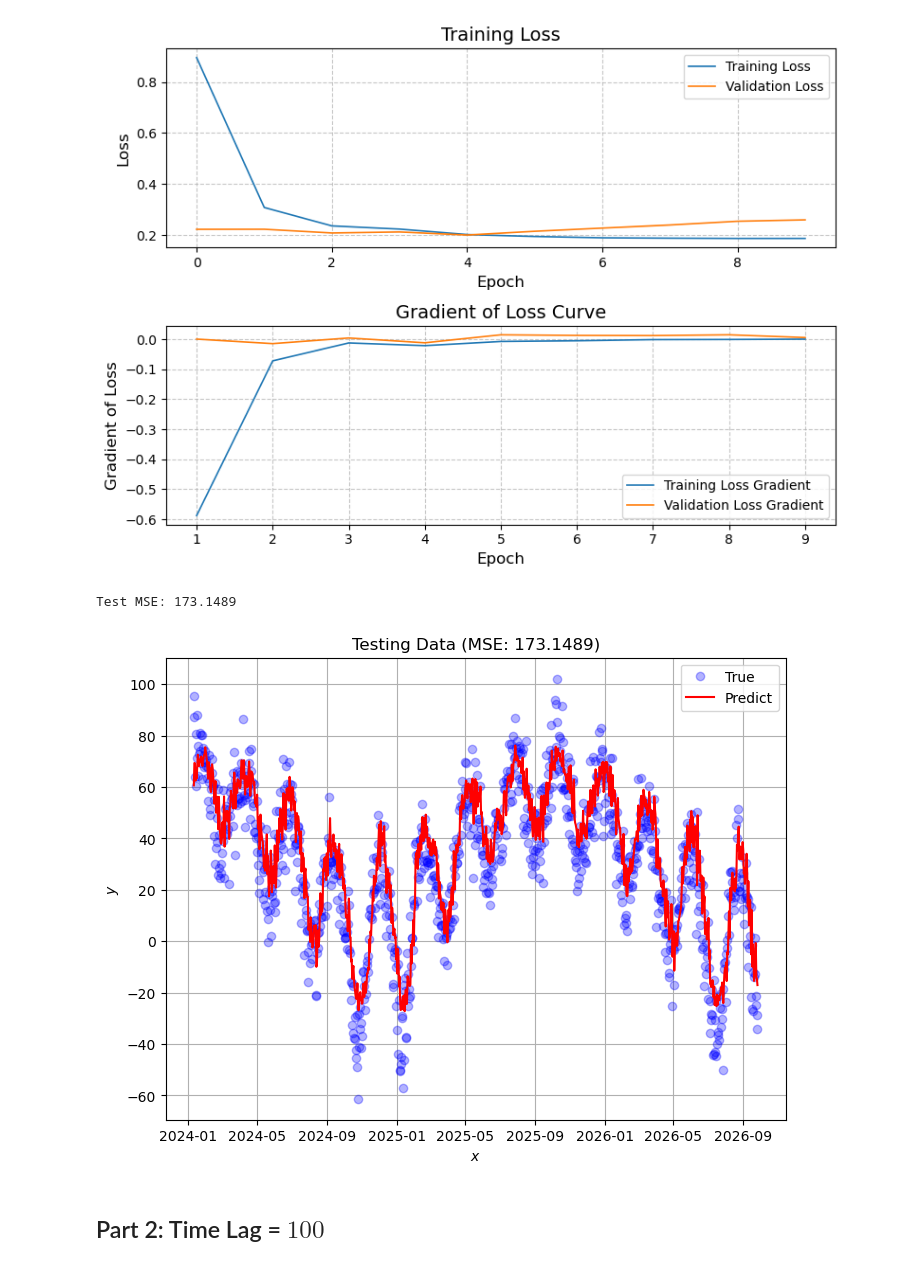
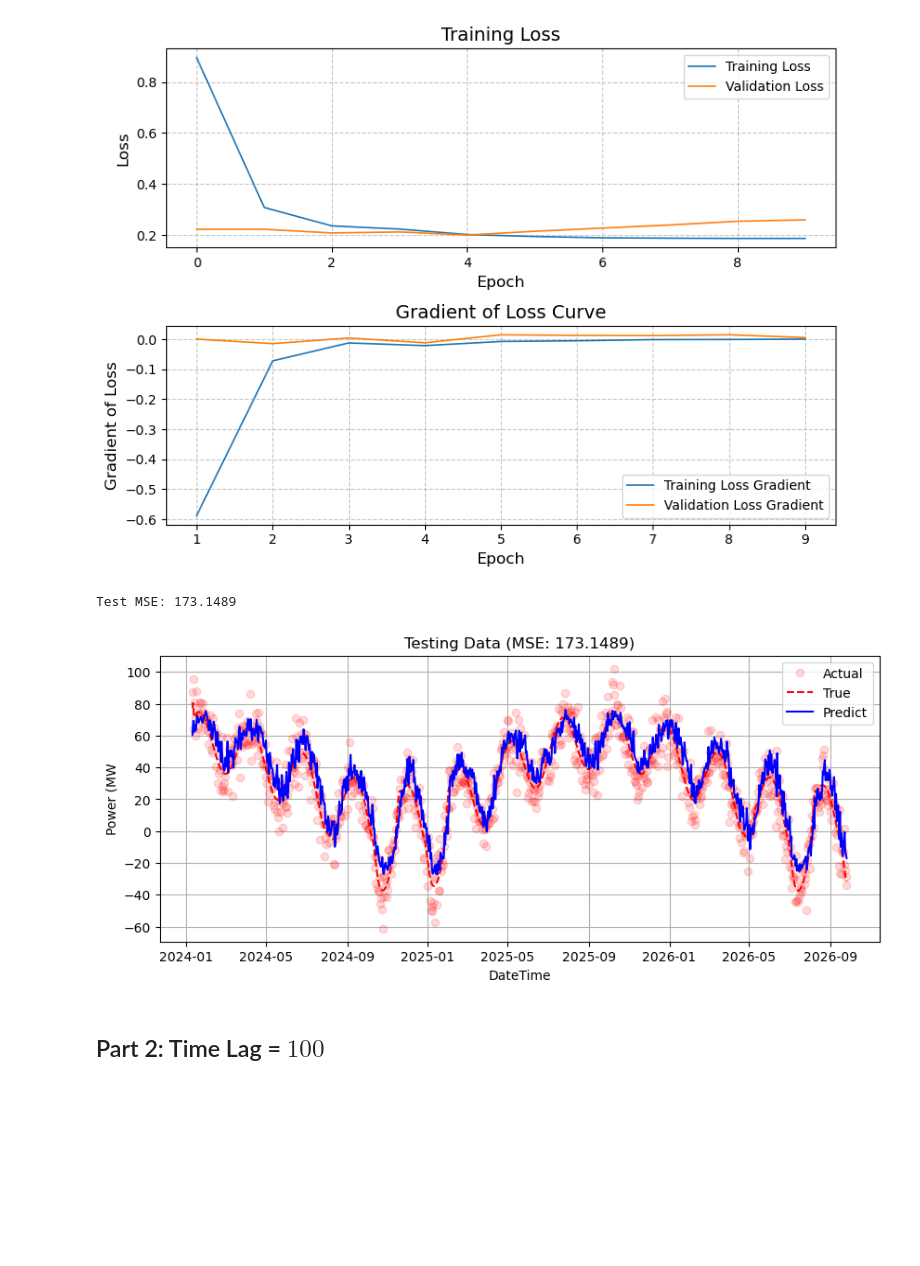
Before and after one commit to YotsapatSK140/Internship, a Jupyter notebook: Synthetic_Dataset/Synthetic_Dataset_Advanced.ipynb, the cells around one changed output. Drawn from its saved outputs; the diff is of its cells as text; code cells hidden in the pictures; blank space fills up the shorter version.

```diff
--- a/Synthetic_Dataset/Synthetic_Dataset_Advanced.ipynb
+++ b/Synthetic_Dataset/Synthetic_Dataset_Advanced.ipynb
@@ -452,7 +471,7 @@ y_preds = []
 with torch.no_grad():
     for batch in dataloader:
         x_batch, y_batch = batch
-        y_pred = model(x_batch)
+        y_pred = model_LSTM_1(x_batch)
         y_preds.append(y_pred)
         y_true.append(y_batch)
 
@@ -473,11 +492,12 @@ df.loc[datetime_seq, 'LSTM_1'] = y_pred_all.flatten()
 loss_dict['LSTM_1'] = mse_test
 
 # Plot predictions vs true values
-fig4 = plt.figure(figsize=(8, 6))
-plt.plot(datetime_seq, y_true_all, 'o', c='blue', alpha=0.3, label='True')
-plt.plot(datetime_seq, y_pred_all, c='red', alpha=1, label='Predict')
-plt.xlabel('$x$')
-plt.ylabel('$y$')
+fig4 = plt.figure(figsize=(10, 4))
+plt.plot(datetime_seq, y_true_all, 'o', c='red', alpha=0.15, label='Actual')
+plt.plot(datetime_seq, y_noiseless_plot, '--', c='red', label='True')
+plt.plot(datetime_seq, y_pred_all, c='blue', label='Predict')
+plt.xlabel('DateTime')
+plt.ylabel('Power (MW')
 plt.legend()
 plt.grid(True)
 plt.title(f'Testing Data (MSE: {mse_test:.4f})')
@@ -637,40 +657,41 @@ y_preds = []
 # Disable gradient calculation to save memory and speed up computations
 with torch.no_grad():
     for batch in dataloader:
         x_batch, y_batch = batch
-        y_pred = model(x_batch)
+        y_pred = model_Transformer_1(x_batch)
         y_preds.append(y_pred)
         y_true.append(y_batch)
 
 # Concatenate all batches
 y_pred_all = torch.cat(y_preds, dim=0)
 y_true_all = torch.cat(y_true, dim=0)
 
 y_pred_all = scaler.inverse_transform(y_pred_all.numpy())
 y_true_all = scaler.inverse_transform(y_true_all.numpy())
 
 # Compute MSE
 mse_test = criterion(torch.tensor(y_pred_all), torch.tensor(y_true_all)).item()
 print(f'Test MSE: {mse_test:.4f}')
 
 # Store the results
 df['Transformer_1'] = np.nan
 df.loc[datetime_seq, 'Transformer_1'] = y_pred_all.flatten()
 loss_dict['Transformer_1'] = mse_test
 
 # Plot predictions vs true values
-fig6 = plt.figure(figsize=(8, 6))
-plt.plot(datetime_seq, y_true_all, 'o', c='blue', alpha=0.3, label='True')
-plt.plot(datetime_seq, y_pred_all, c='red', alpha=1, label='Predict')
-plt.xlabel('$x$')
-plt.ylabel('$y$')
+fig6 = plt.figure(figsize=(10, 4))
+plt.plot(datetime_seq, y_true_all, 'o', c='red', alpha=0.15, label='Actual')
+plt.plot(datetime_seq, y_noiseless_plot, '--', c='red', label='True')
+plt.plot(datetime_seq, y_pred_all, c='blue', label='Predict')
+plt.xlabel('DateTime')
+plt.ylabel('Power (MW')
 plt.legend()
 plt.grid(True)
 plt.title(f'Testing Data (MSE: {mse_test:.4f})')
 plt.show()
 # %% [output]
 Test MSE: 173.1489
-[figure, old version]
+[figure, new version]
 # %% [markdown]
 ## Part 2: Time Lag = $100$
 # %%
```
Also changed, not shown: parts of 10 cells of this notebook, 1 other file.
